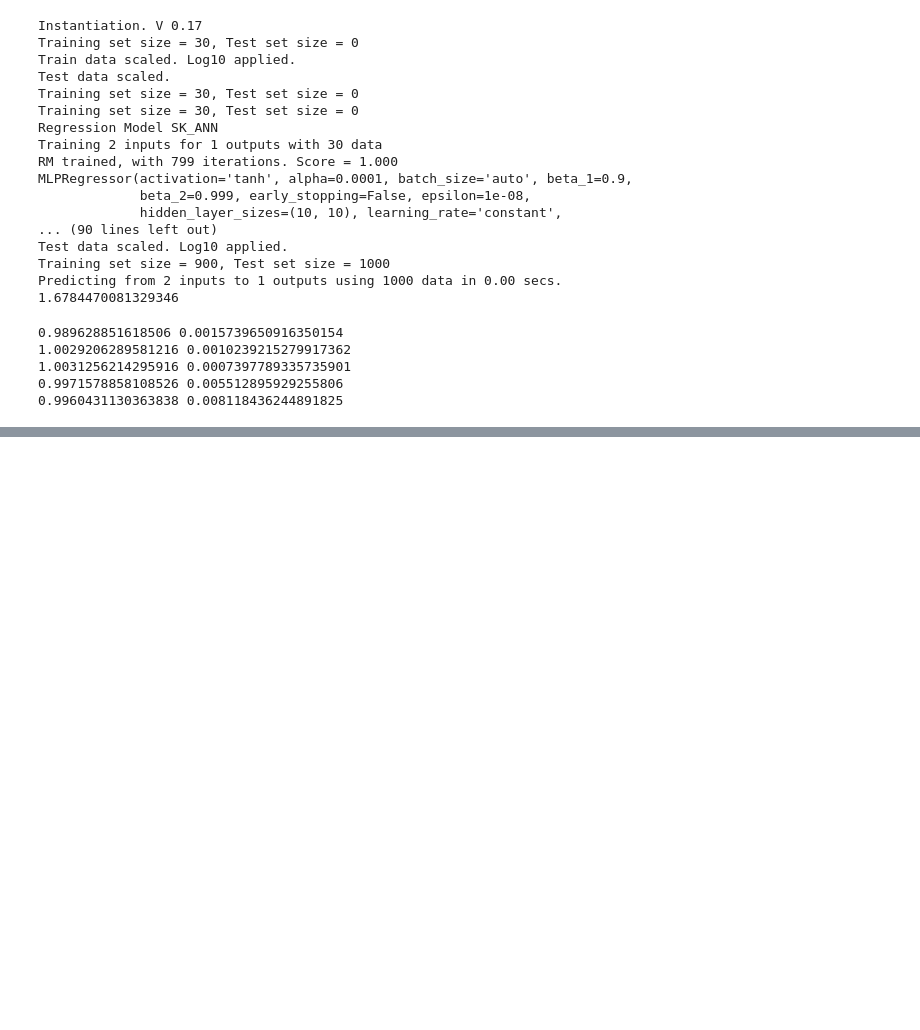
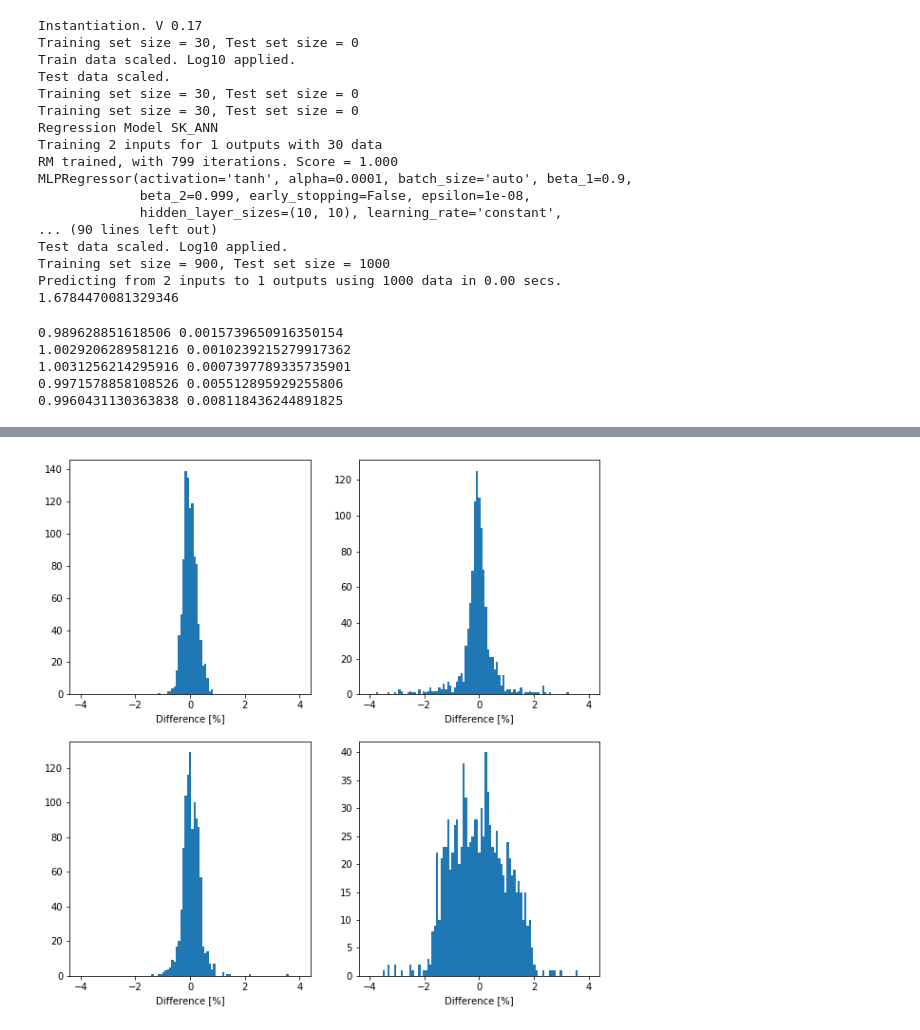
Before and after one commit to Morisset/PyNeb_devel, a Jupyter notebook: docs/Notebooks/PyNeb_manual_9.ipynb, the cells around one changed output, grey strips where cells are left out. Drawn from its saved outputs; the diff is of its cells as text; code cells hidden in the pictures; blank space fills up the shorter version.

```diff
--- a/docs/Notebooks/PyNeb_manual_9.ipynb
+++ b/docs/Notebooks/PyNeb_manual_9.ipynb
@@ -88,0 +188,14 @@ print(np.mean(rese/res2e), np.std(rese/res2e))
+# %%
+# Now we run 4 more ANN to make a mean of the 5 results obtained. Takes time, but if one have 10s of thousands of data, it deserves it.
+diags.ANN_inst_kwargs['random_seed'] = 42
+temNNb, denNNb = diags.getCrossTemDen('[OIII] 4363/5007', '[SII] 6731/6716', rO3, rS2, use_ANN=True, end_den=1e6, start_tem=3e3,limit_res=False)
+temNN2b, denNN2b = diags.getCrossTemDen('[NII] 5755/6584', '[SII] 6731/6716', rN2, rS2, use_ANN=True, end_den=1e6, start_tem=3e3,limit_res=False)
+diags.ANN_inst_kwargs['random_seed'] = 44
+temNNc, denNNc = diags.getCrossTemDen('[OIII] 4363/5007', '[SII] 6731/6716', rO3, rS2, use_ANN=True, end_den=1e6, start_tem=3e3,limit_res=False)
+temNN2c, denNN2c = diags.getCrossTemDen('[NII] 5755/6584', '[SII] 6731/6716', rN2, rS2, use_ANN=True, end_den=1e6, start_tem=3e3,limit_res=False)
+diags.ANN_inst_kwargs['random_seed'] = 45
+temNNd, denNNd = diags.getCrossTemDen('[OIII] 4363/5007', '[SII] 6731/6716', rO3, rS2, use_ANN=True, end_den=1e6, start_tem=3e3,limit_res=False)
+temNN2d, denNN2d = diags.getCrossTemDen('[NII] 5755/6584', '[SII] 6731/6716', rN2, rS2, use_ANN=True, end_den=1e6, start_tem=3e3,limit_res=False)
+diags.ANN_inst_kwargs['random_seed'] = 46
+temNNe, denNNe = diags.getCrossTemDen('[OIII] 4363/5007', '[SII] 6731/6716', rO3, rS2, use_ANN=True, end_den=1e6, start_tem=3e3,limit_res=False)
+temNN2e, denNN2e = diags.getCrossTemDen('[NII] 5755/6584', '[SII] 6731/6716', rN2, rS2, use_ANN=True, end_den=1e6, start_tem=3e3,limit_res=False)
@@ -88,0 +316,17 @@ print(np.mean(rese/res2e), np.std(rese/res2e))
+# %%
+# Compute the median of the 5 runs.
+temNNm = np.median(np.array((temNN, temNNb, temNNc, temNNd, temNNe)),0)
+temNN2m = np.median(np.array((temNN2, temNN2b, temNN2c, temNN2d, temNN2e)),0)
+denNNm = np.median(np.array((denNN, denNNb, denNNc, denNNd, denNNe)),0)
+denNN2m = np.median(np.array((denNN2, denNN2b, denNN2c, denNN2d, denNN2e)),0)
+# %%
+# Histogram of the differences: even better now.
+f, ((ax1, ax2), (ax3, ax4)) = plt.subplots(2, 2, figsize=(10,10))
+ax1.hist((tem-temNNm)/tem*100, bins=np.linspace(-4, 4, 100))
+ax2.hist((den-denNNm)/den*100, bins=np.linspace(-4, 4, 100));
+ax3.hist((tem2-temNN2m)/tem2*100, bins=np.linspace(-4, 4, 100))
+ax4.hist((den2-denNN2m)/den2*100, bins=np.linspace(-4, 4, 100));
+for ax in (ax1, ax2, ax3, ax4):
+    ax.set_xlabel('Difference [%]')
+# %% [output]
+[figure, added]
```
Also changed, not shown: parts of 12 cells of this notebook, 1 other file.
